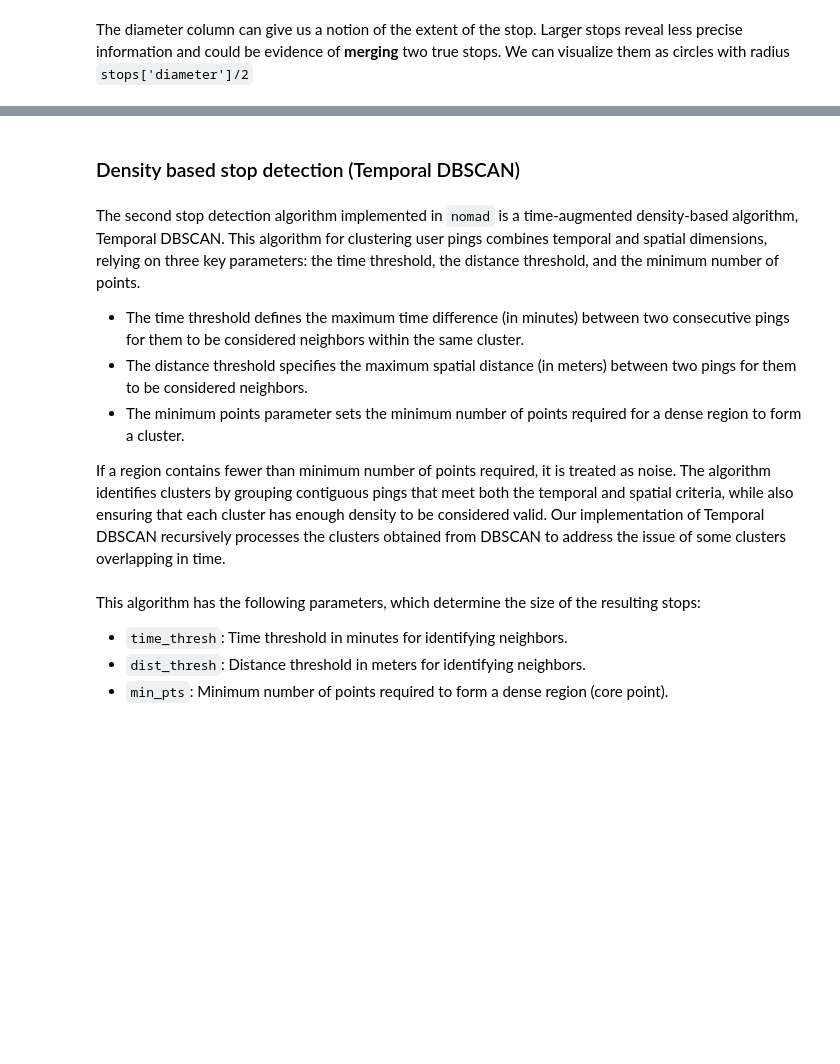
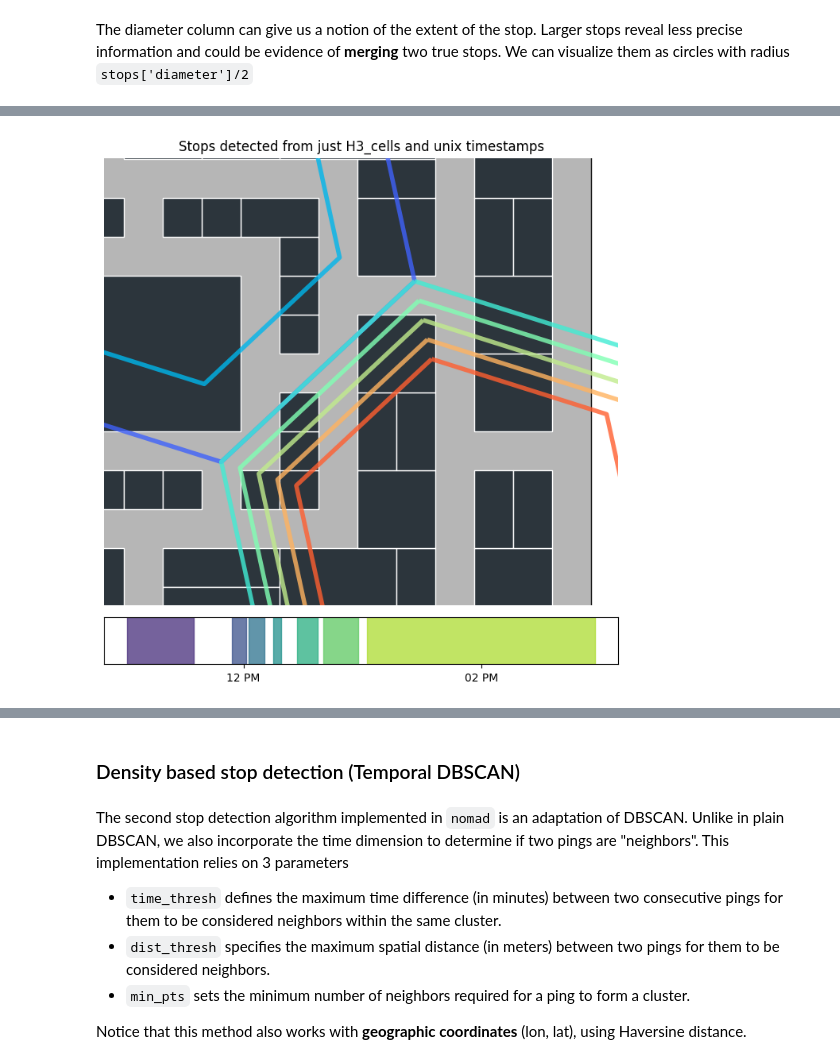
Before and after one commit to Watts-Lab/nomad, a Jupyter notebook: tutorials/IC2S2-2025/[3]stop-detection.ipynb, the cells around one changed output, grey strips where cells are left out. Drawn from its saved outputs; the diff is of its cells as text; code cells hidden in the pictures; blank space fills up the shorter version.

````diff
--- a/tutorials/IC2S2-2025/[3]stop-detection.ipynb
+++ b/tutorials/IC2S2-2025/[3]stop-detection.ipynb
@@ -164,2 +173,5 @@ The stop detection algorithms implemented in `nomad` support different combinati
 
 The algorithms work with the same call, provided there is at least a pair of coordinates (or a location/spatial index) as well as at least a temporal column.
+# %%
+traj['h3_cell'] = filters.to_tessellation(traj, index="h3", res=10, latitude='latitude', longitude='longitude')
+traj['h3_cell']
@@ -174,11 +199,7 @@ traj[['longitude','latitude']] = np.column_stack(
 )
 
 traj['zoned_datetime'] = pd.to_datetime(traj['unix_ts'], unit='s', utc=True).dt.tz_convert('Etc/GMT-1')
-
-traj['h3_cell'] = traj.apply(
-    lambda row: h3.latlng_to_cell(lat=row['latitude'], lng=row['longitude'], res=11),
-    axis=1)
-
+traj['h3_cell'] = filters.to_tessellation(traj, index="h3", res=10, latitude='latitude', longitude='longitude')
 
 # Alternate datasets
 traj_geog = traj[['latitude', 'longitude', 'zoned_datetime']]
@@ -191,26 +212,28 @@ traj_geog['cluster'] = LACHESIS.lachesis_labels(traj_geog, delta_roam=25, dt_max
 stops_h3 = GRID_BASED.grid_based(traj_h3, time_thresh=180, dur_min=3, complete_output=True, timestamp='unix_ts', location_id='h3_cell')
 traj_h3['cluster'] = GRID_BASED.grid_based_labels(traj_h3, time_thresh=180, dur_min=3, timestamp='unix_ts', location_id='h3_cell')
 # %%
-traj_h3=traj[['gc_identifier','dev_x','dev_y', 'unix_ts', 'h3_cell']]
+traj_h3[['dev_x','dev_y']] = traj[['dev_x','dev_y']]
 
-fig, (ax_map, ax_barcode) = plt.subplots(2, 1, figsize=(6,6.5),
+fig, (ax_map, ax_barcode) = plt.subplots(2, 1, figsize=(6.5,7),
                                          gridspec_kw={'height_ratios':[10,1]})
 
 shp_plt.plot_polygon(outer_box, ax=ax_map, add_points=False, color='#0e0e0e')
 city.plot(ax=ax_map, edgecolor='white', linewidth=1, color='#2c353c')
 
-plot_stops(stops_h3, ax=ax_map, cmap='rainbow', location_id='h3_cell', crs='EPSG:3857')
-plot_pings(traj_h3, ax=ax_map, radius=1, point_color='black', cmap='twilight', traj_cols=tc)
+plot_stops(stops_h3, ax=ax_map, cmap='rainbow', location_id='h3_cell', crs='EPSG:3857', edge_only=True)
+#plot_pings(traj_h3, ax=ax_map, point_color='black', cmap="rainbow", radius=2, s=5, circle_alpha=0.5, traj_cols=tc)
 
 adjust_zoom(stops['dev_x'], stops['dev_y'], buffer=3, ax=ax_map)
 ax_map.set_axis_off()
 
-plot_time_barcode(traj_h3[tc['timestamp']], ax=ax_barcode, set_xlim=True)
+#plot_time_barcode(traj_h3[tc['timestamp']], ax=ax_barcode, set_xlim=True)
 plot_stops_barcode(stops_h3, ax=ax_barcode, cmap='viridis', set_xlim=False, timestamp='unix_ts')
 
 fig.suptitle("Stops detected from just H3_cells and unix timestamps")
 plt.tight_layout(pad=0.1)
 plt.show()
+# %% [output]
+[figure, added]
 # %% [markdown]
 **Fig 2. Possible problems when applying stop detection to be aware of. How to parameterize optimally?**
 
@@ -218,15 +241,10 @@ plt.show()
 # %% [markdown]
 ### Density based stop detection (Temporal DBSCAN)
 # %% [markdown]
-The second stop detection algorithm implemented in ```nomad``` is a time-augmented density-based algorithm, Temporal DBSCAN. This algorithm for clustering user pings combines temporal and spatial dimensions, relying on three key parameters: the time threshold, the distance threshold, and the minimum number of points.
+The second stop detection algorithm implemented in ```nomad``` is an adaptation of DBSCAN. Unlike in plain DBSCAN, we also incorporate the time dimension to determine if two pings are "neighbors". This implementation relies on 3 parameters
 
-* The time threshold defines the maximum time difference (in minutes) between two consecutive pings for them to be considered neighbors within the same cluster.
-* The distance threshold specifies the maximum spatial distance (in meters) between two pings for them to be considered neighbors.
-* The minimum points parameter sets the minimum number of points required for a dense region to form a cluster.
+* `time_thresh` defines the maximum time difference (in minutes) between two consecutive pings for them to be considered neighbors within the same cluster.
+* `dist_thresh` specifies the maximum spatial distance (in meters) between two pings for them to be considered neighbors.
+* `min_pts` sets the minimum number of neighbors required for a ping to form a cluster.
 
-If a region contains fewer than minimum number of points required, it is treated as noise. The algorithm identifies clusters by grouping contiguous pings that meet both the temporal and spatial criteria, while also ensuring that each cluster has enough density to be considered valid. Our implementation of Temporal DBSCAN recursively processes the clusters obtained from DBSCAN to address the issue of some clusters overlapping in time.
+Notice that this method also works with **geographic coordinates** (lon, lat), using Haversine distance.
-# %% [markdown]
-This algorithm has the following parameters, which determine the size of the resulting stops:
-* ```time_thresh```: Time threshold in minutes for identifying neighbors.
-* ```dist_thresh```: Distance threshold in meters for identifying neighbors.
-* ```min_pts```: Minimum number of points required to form a dense region (core point).
````
Also changed, not shown: parts of 43 cells of this notebook, 3 other files.
